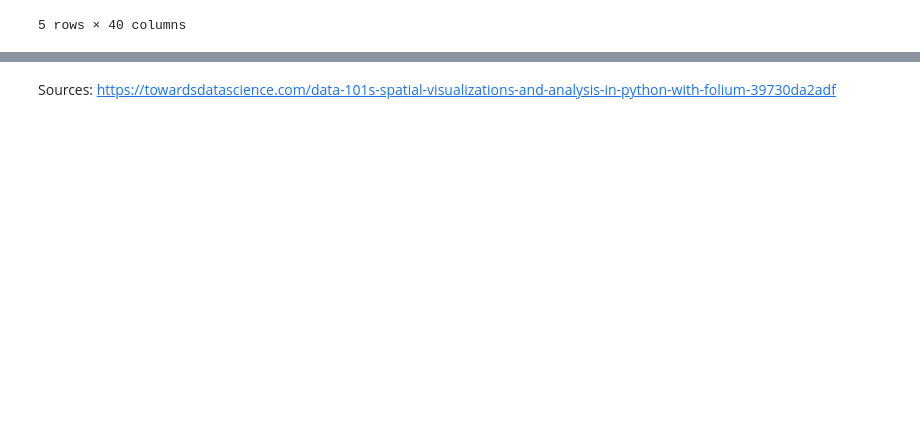
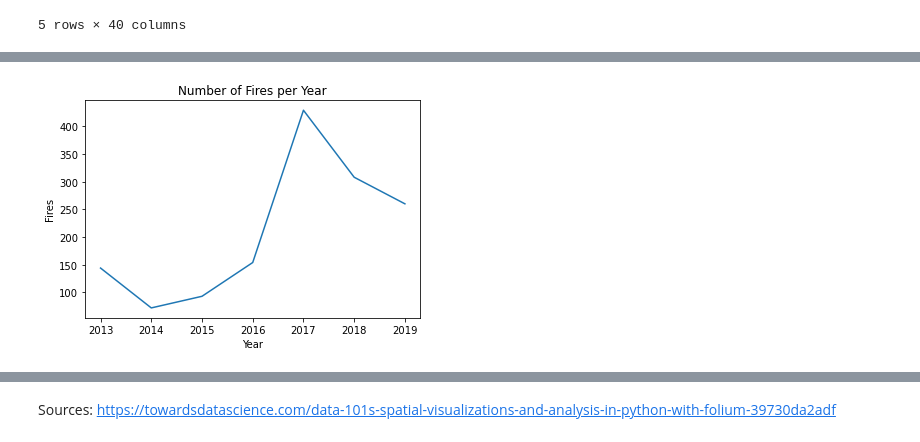
Before and after one commit to kaciewebster/ca-fire-incidents, a Jupyter notebook: ca-fire.ipynb, the cells around one changed output, grey strips where cells are left out. Cells and saved outputs as stored; diff of their text form; code cells hidden in the pictures; blank space fills up the shorter version.

```diff
--- a/ca-fire.ipynb
+++ b/ca-fire.ipynb
@@ -201,0 +103,4 @@ plt.show()
+# %%
+ca_fires_df = full_fires_df[['Name', 'StartYear', 'StartMonth', 'AcresBurned', 'Latitude', 'Longitude']]
+ca_fires_df.shape
+# created dataframe with columns: Name, StartYear, StartMonth, AcresBurned, Latitude, Longitude.
@@ -201,0 +109,4 @@ plt.show()
+# %%
+ca_fires_df = ca_fires_df.dropna(axis=0, subset=['AcresBurned'])
+ca_fires_df.shape
+# removed null values from AcresBurned column.
@@ -201,0 +115,4 @@ plt.show()
+# %%
+ca_fires_df = ca_fires_df[(ca_fires_df['Latitude'] >= 32) & (ca_fires_df['Latitude'] <= 42) & (ca_fires_df['Longitude'] <= -114) & (ca_fires_df['Longitude'] >= -126)]
+ca_fires_df.shape
+# removed observations that were not in CA.
@@ -201,0 +121,4 @@ plt.show()
+# %%
+ca_fires_df = ca_fires_df[ca_fires_df['StartYear'] >= 2013]
+ca_fires_df.shape
+# removed observations that are not in the range 2013-2019
@@ -201,0 +185,13 @@ plt.show()
+# %%
+num_fires = ca_fires_df.groupby('StartYear')['AcresBurned'].count()
+years = ca_fires_df['StartYear'].unique()
+
+fig, ax = plt.subplots()
+ax.plot(years, num_fires)
+ax.set_title('Number of Fires per Year')
+ax.set_xlabel('Year')
+ax.set_ylabel('Fires')
+
+plt.show()
+# %% [output]
+[figure, added]
```
Also changed, not shown: parts of 38 cells of this notebook.
